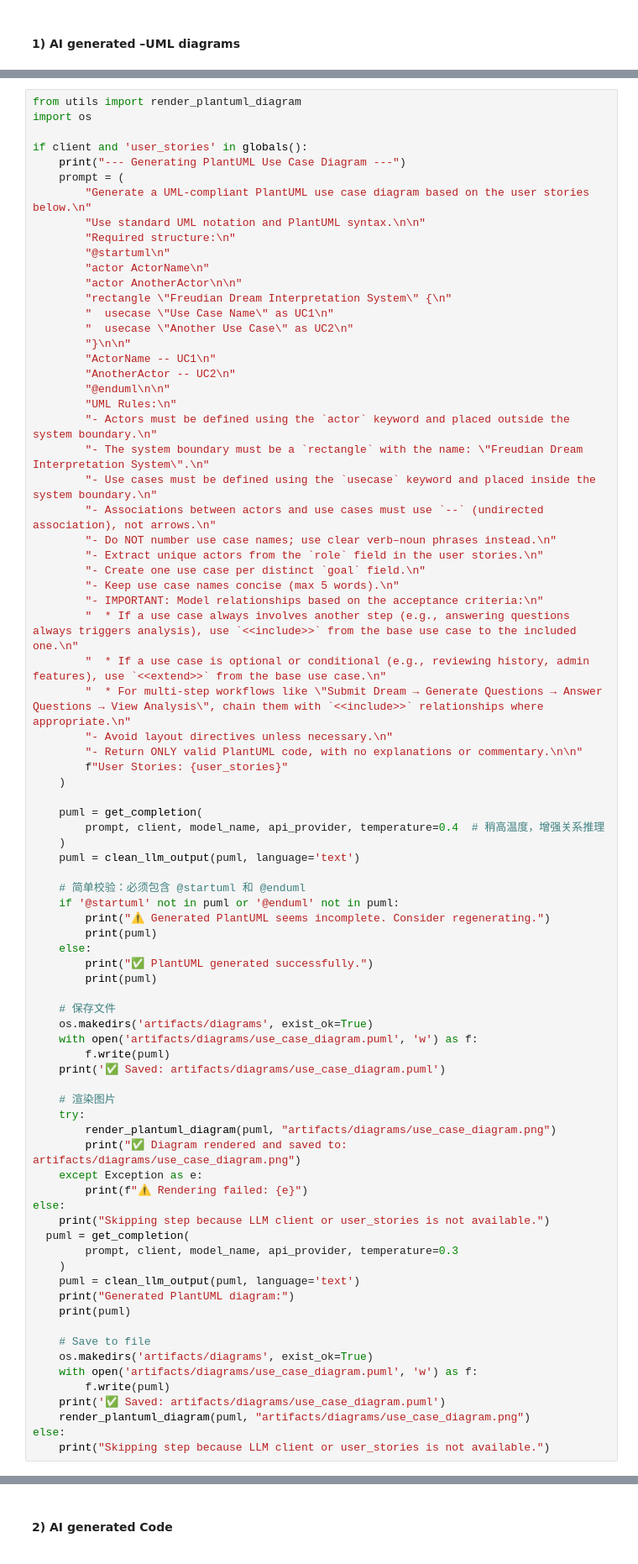
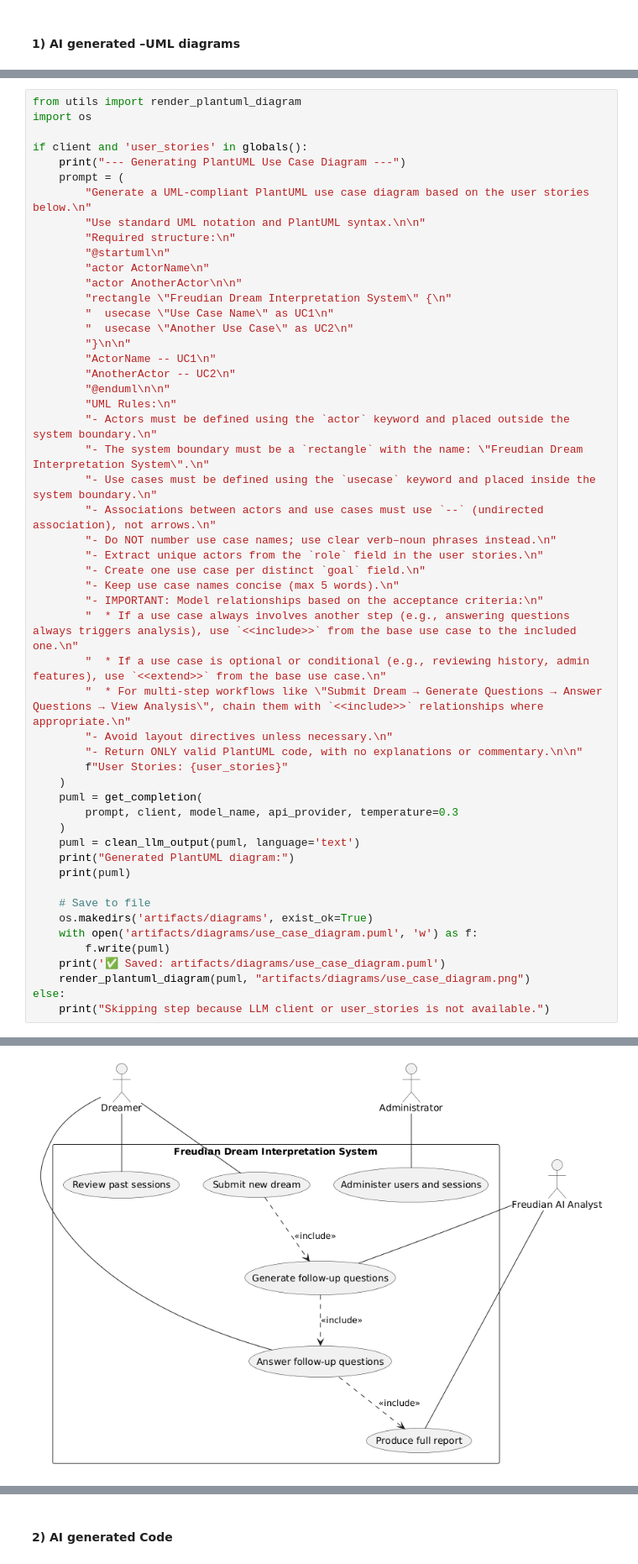
Before and after one commit to wenda-qi24/dts114CW, a Jupyter notebook: practical.ipynb, the cells around one changed output, grey strips where cells are left out. Shown at 84% size. Cells and saved outputs as stored; diff of their text form.

Commit message:
Completed the code to complete the UML diagram

```diff
--- a/practical.ipynb
+++ b/practical.ipynb
@@ -356,35 +287,7 @@ if client and 'user_stories' in globals():
         "- Return ONLY valid PlantUML code, with no explanations or commentary.\n\n"
         f"User Stories: {user_stories}"
     )
-
     puml = get_completion(
-        prompt, client, model_name, api_provider, temperature=0.4  # 稍高温度，增强关系推理
-    )
-    puml = clean_llm_output(puml, language='text')
-
-    # 简单校验：必须包含 @startuml 和 @enduml
-    if '@startuml' not in puml or '@enduml' not in puml:
-        print("⚠️ Generated PlantUML seems incomplete. Consider regenerating.")
-        print(puml)
-    else:
-        print("✅ PlantUML generated successfully.")
-        print(puml)
-
-    # 保存文件
-    os.makedirs('artifacts/diagrams', exist_ok=True)
-    with open('artifacts/diagrams/use_case_diagram.puml', 'w') as f:
-        f.write(puml)
-    print('✅ Saved: artifacts/diagrams/use_case_diagram.puml')
-
-    # 渲染图片
-    try:
-        render_plantuml_diagram(puml, "artifacts/diagrams/use_case_diagram.png")
-        print("✅ Diagram rendered and saved to: artifacts/diagrams/use_case_diagram.png")
-    except Exception as e:
-        print(f"⚠️ Rendering failed: {e}")
-else:
-    print("Skipping step because LLM client or user_stories is not available.")
-  puml = get_completion(
         prompt, client, model_name, api_provider, temperature=0.3
     )
     puml = clean_llm_output(puml, language='text')
@@ -403,0 +323 @@ IndentationError: unindent does not match any outer indentation level (<tokenize
+[figure, added]
```
Also changed, not shown: parts of 7 cells of this notebook, 3 other files.
